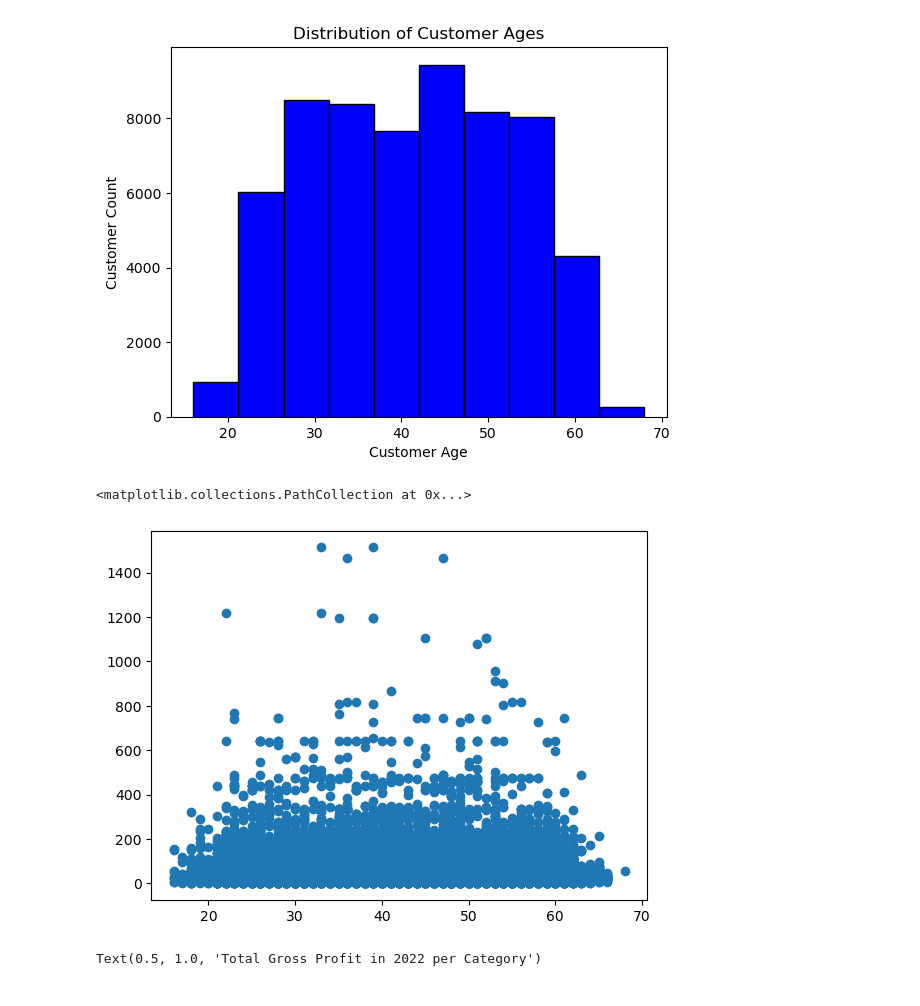
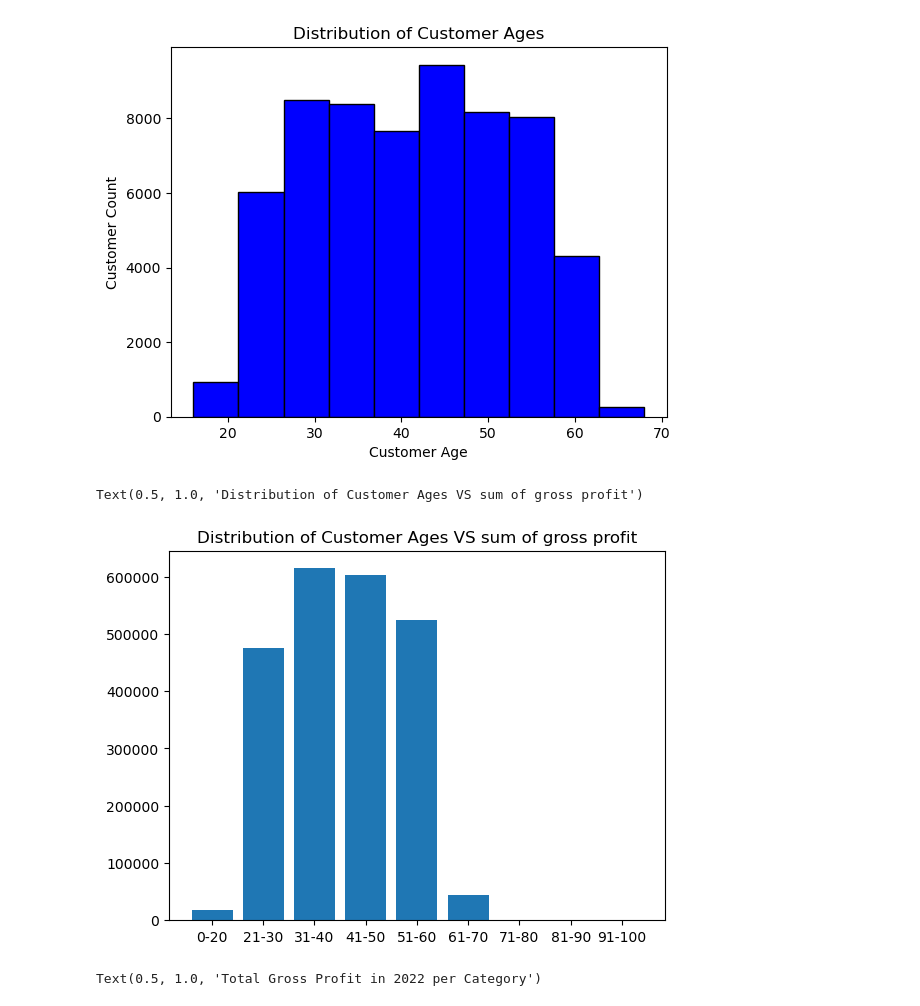
Before and after one commit to bowencu/FirstByte, a Jupyter notebook: datathon.ipynb, the cells around one changed output. Saved outputs shown, nothing was run; the diff lists cells and outputs as text; code cells hidden in the pictures.

Commit message:
sum of gross profit graph

```diff
--- a/datathon.ipynb
+++ b/datathon.ipynb
@@ -103,12 +103,26 @@ plt.title("Distribution of Customer Ages")
 # %% [output]
 Text(0.5, 1.0, 'Distribution of Customer Ages')
 [figure]
-# %%
-store_data["Gross_Profit"] = store_data["Sales_Amount"] - store_data["Operational_Cost"]
-plt.scatter(store_data["Customer_Age"], store_data["Gross_Profit"])
-# %% [output]
-<matplotlib.collections.PathCollection at 0x...>
-[figure, removed]
+# %%
+# Extract the age and create bins for different age groups
+age_bins = [0, 20, 30, 40, 50, 60, 70, 80, 90, 100]
+age_labels = ['0-20', '21-30', '31-40', '41-50', '51-60', '61-70', '71-80', '81-90', '91-100']
+
+# Add a new column 'Age_Group' based on age bins
+store_data['Age_Group'] = pd.cut(store_data['Customer_Age'], bins=age_bins, labels=age_labels)
+
+store_data["Gross_Profit"] = store_data["Sales_Amount"] - store_data["Operational_Cost"]
+
+
+# Group by 'Age' and calculate the sum of 'GrossProfit'
+age_group_sum = store_data.groupby('Age_Group')['Gross_Profit'].sum().reset_index()
+
+store_data["Gross_Profit"] = store_data["Sales_Amount"] - store_data["Operational_Cost"]
+plt.bar(age_group_sum["Age_Group"], age_group_sum["Gross_Profit"])
+plt.title("Distribution of Customer Ages VS sum of gross profit")
+# %% [output]
+Text(0.5, 1.0, 'Distribution of Customer Ages VS sum of gross profit')
+[figure, added]
 # %%
 store_category_groups = store_data.groupby('SKU_Category')
 summary = store_category_groups['Gross_Profit'].sum()
```
Also changed, not shown: parts of 2 cells of this notebook.
